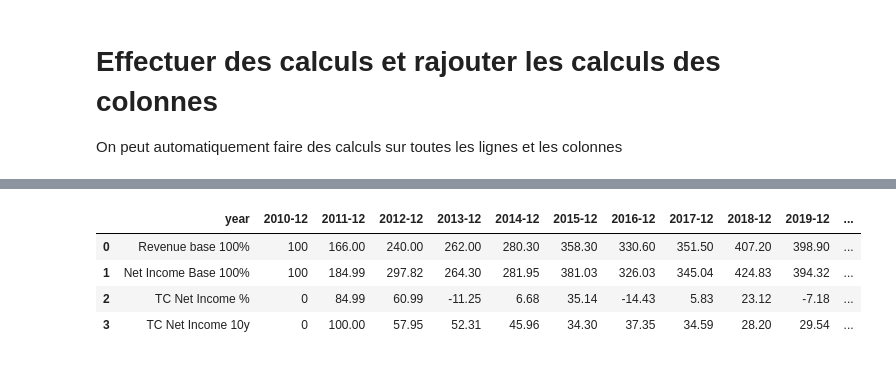
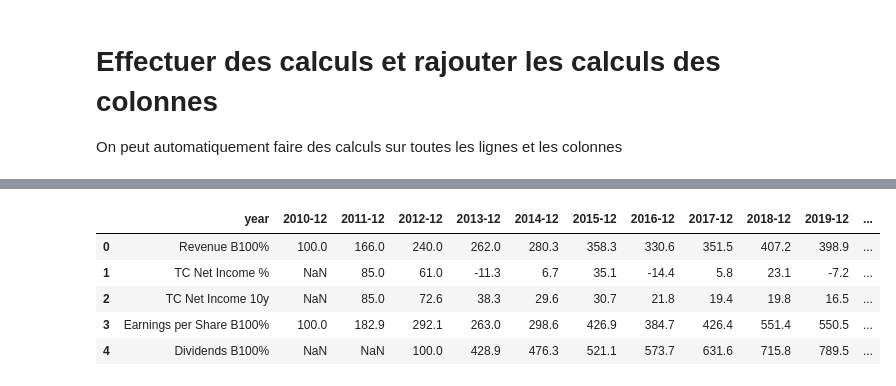
Before and after one commit to chajmz/morningstar-ratios, a Jupyter notebook: MorningStar_Python.ipynb, the cells around one changed output, grey strips where cells are left out. Saved outputs shown, nothing was run; the diff lists cells and outputs as text; code cells hidden in the pictures.

```diff
--- a/MorningStar_Python.ipynb
+++ b/MorningStar_Python.ipynb
@@ -10,7 +10,7 @@ import numpy as np
 #les données CSV sont ensuite importées dans la structure de données de pandas : le DataFrame
 #df = pd.read_csv("/content/df1_1290_1_c2.csv",sep=";")
 #df = df.drop(['Unnamed: 0'], axis=1) # supprime la première colonne avec les index qui sert à rien ici
-#cols = df.columns.tolist()
+
 col_txt = ['year','TTM', 'Section', 'name_stock', 'symbol']
 
 col_num = ['2010-12', '2011-12', '2012-12', '2013-12', '2014-12', '2015-12', '2016-12', '2017-12',
@@ -24,7 +24,7 @@ num_cols = df.columns.tolist()[1:-3]
 
 df = df.applymap(str)
 df[num_cols] = df[num_cols].apply(lambda x: x.str.replace(',',''))
-
+cols = df.columns.tolist()
 mask_ap = df['symbol'] == "AAPL"
 print(df[mask_ap].head(10))
 
@@ -248,12 +295,14 @@ df_aapl = df[df['symbol'] == 'AAPL']
 # %%
 ## On applique la fonction et on voit que les dataframe correspondant aux nouvelles colonnes existent, il faudra ensuite les ajoutées aux autres
 df_aapl.apply(apply_base,axis=1)
-global_df = pd.DataFrame(global_rev_100,columns=cols)
-global_df = global_df.round(2).drop_duplicates()
-global_df
+
+global_df_aapl = pd.DataFrame(global_rev_100,columns=cols)
+global_df_aapl = global_df_aapl.round(1).drop_duplicates()
+global_df_aapl
 # %% [output]
 |  | year | 2010-12 | 2011-12 | 2012-12 | 2013-12 | 2014-12 | 2015-12 | 2016-12 | 2017-12 | 2018-12 | 2019-12 | ... |
-| 0 | Revenue base 100% | 100 | 166.00 | 240.00 | 262.00 | 280.30 | 358.30 | 330.60 | 351.50 | 407.20 | 398.90 | ... |
-| 1 | Net Income Base 100% | 100 | 184.99 | 297.82 | 264.30 | 281.95 | 381.03 | 326.03 | 345.04 | 424.83 | 394.32 | ... |
-| 2 | TC Net Income % | 0 | 84.99 | 60.99 | -11.25 | 6.68 | 35.14 | -14.43 | 5.83 | 23.12 | -7.18 | ... |
-| 3 | TC Net Income 10y | 0 | 100.00 | 57.95 | 52.31 | 45.96 | 34.30 | 37.35 | 34.59 | 28.20 | 29.54 | ... |
+| 0 | Revenue B100% | 100.0 | 166.0 | 240.0 | 262.0 | 280.3 | 358.3 | 330.6 | 351.5 | 407.2 | 398.9 | ... |
+| 1 | TC Net Income % | NaN | 85.0 | 61.0 | -11.3 | 6.7 | 35.1 | -14.4 | 5.8 | 23.1 | -7.2 | ... |
+| 2 | TC Net Income 10y | NaN | 85.0 | 72.6 | 38.3 | 29.6 | 30.7 | 21.8 | 19.4 | 19.8 | 16.5 | ... |
+| 3 | Earnings per Share B100% | 100.0 | 182.9 | 292.1 | 263.0 | 298.6 | 426.9 | 384.7 | 426.4 | 551.4 | 550.5 | ... |
+| 4 | Dividends B100% | NaN | NaN | 100.0 | 428.9 | 476.3 | 521.1 | 573.7 | 631.6 | 715.8 | 789.5 | ... |
```
Also changed, not shown: parts of 11 cells of this notebook.
